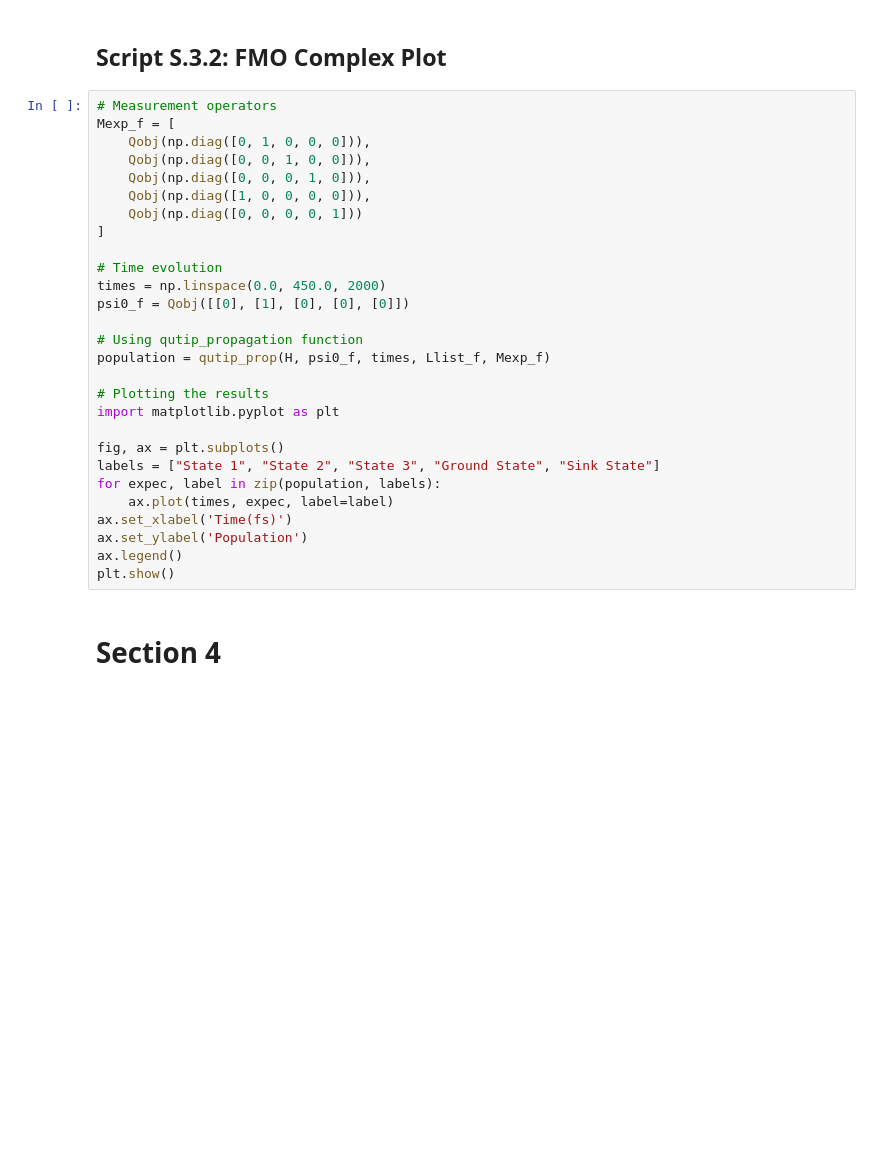
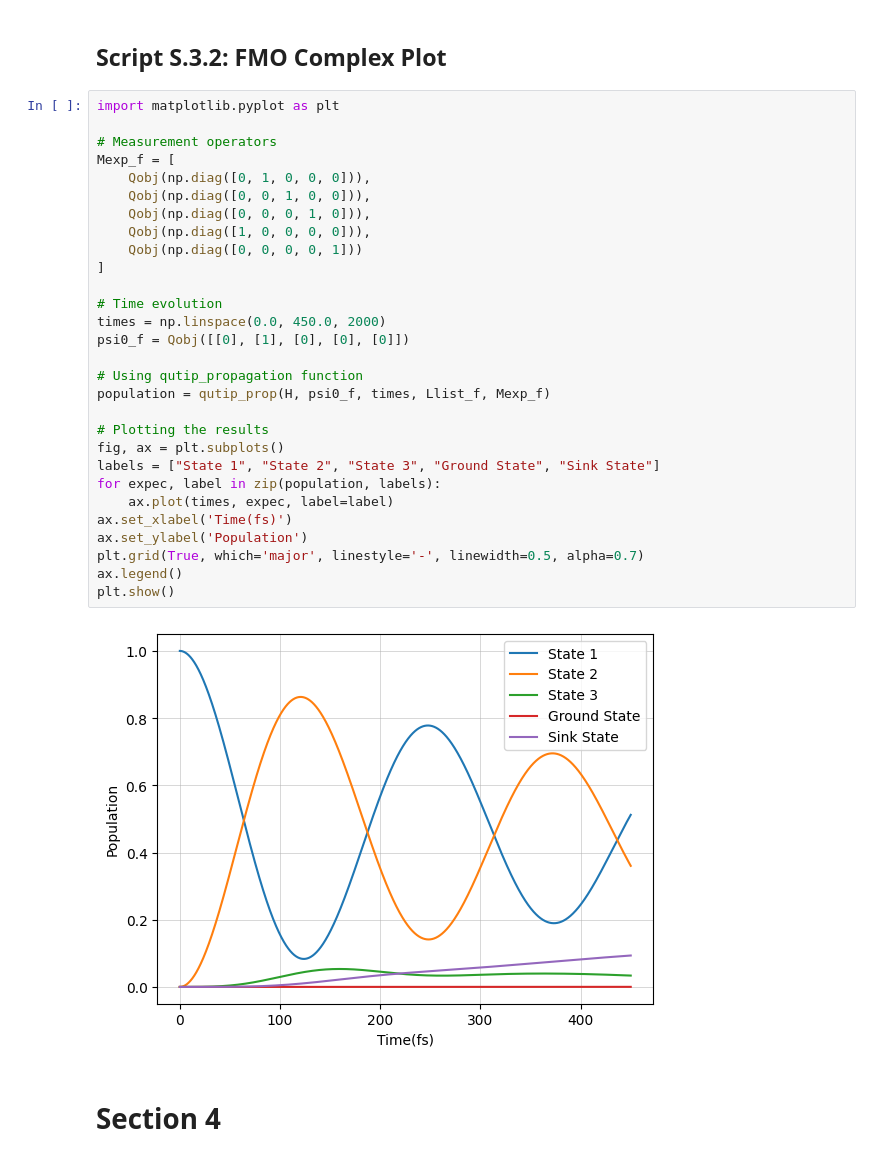
Before and after one commit to batistagroup/qflux, a Jupyter notebook: demos/manuscript/Part_V_JCE.ipynb, the cells around one changed output. Drawn from its saved outputs; the diff is of its cells as text; blank space fills up the shorter version.

```diff
--- a/demos/manuscript/Part_V_JCE.ipynb
+++ b/demos/manuscript/Part_V_JCE.ipynb
@@ -174,33 +208,36 @@ Llist_f.append(Qobj(L_temp))
 # %% [markdown]
 ## Script S.3.2: FMO Complex Plot <a name="ScriptSpt3pt2"></a>
 # %%
+import matplotlib.pyplot as plt
+
 # Measurement operators
 Mexp_f = [
     Qobj(np.diag([0, 1, 0, 0, 0])),
     Qobj(np.diag([0, 0, 1, 0, 0])),
     Qobj(np.diag([0, 0, 0, 1, 0])),
     Qobj(np.diag([1, 0, 0, 0, 0])),
     Qobj(np.diag([0, 0, 0, 0, 1]))
 ]
 
 # Time evolution
 times = np.linspace(0.0, 450.0, 2000)
 psi0_f = Qobj([[0], [1], [0], [0], [0]])
 
 # Using qutip_propagation function
 population = qutip_prop(H, psi0_f, times, Llist_f, Mexp_f)
 
 # Plotting the results
-import matplotlib.pyplot as plt
-
 fig, ax = plt.subplots()
 labels = ["State 1", "State 2", "State 3", "Ground State", "Sink State"]
 for expec, label in zip(population, labels):
     ax.plot(times, expec, label=label)
 ax.set_xlabel('Time(fs)')
 ax.set_ylabel('Population')
+plt.grid(True, which='major', linestyle='-', linewidth=0.5, alpha=0.7)
 ax.legend()
 plt.show()
+# %% [output]
+[figure, added]
 # %% [markdown]
 # Section 4
 # %% [markdown]
```
Also changed, not shown: parts of 22 cells of this notebook.
